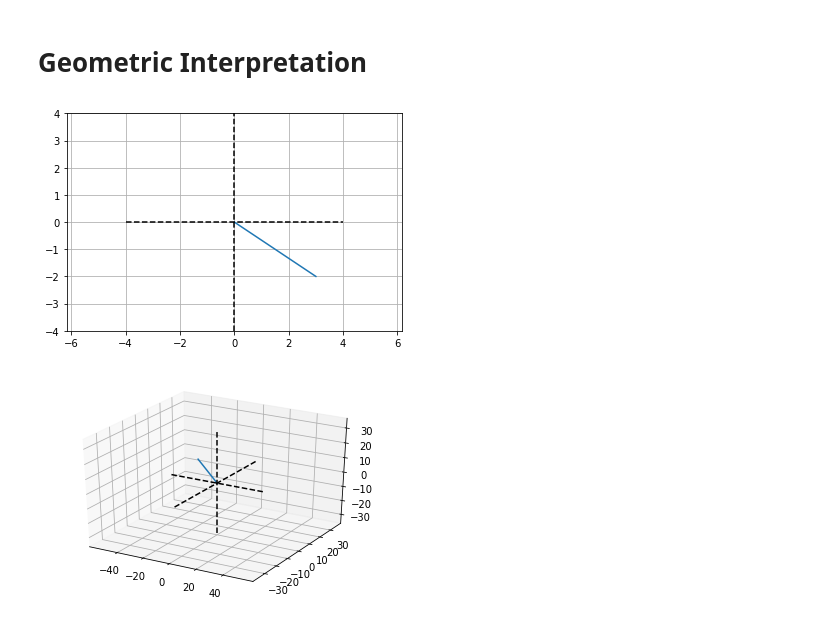
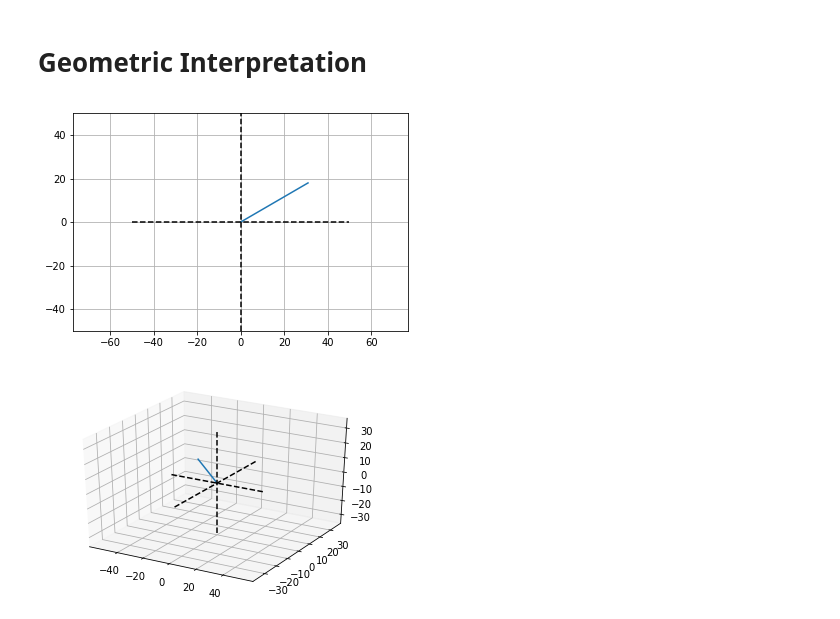
Before and after one commit to melams/linAlg, a Jupyter notebook: 2_vectors/Vectors.ipynb, the cells around one changed output. Drawn from its saved outputs; the diff is of its cells as text; code cells hidden in the pictures.

```diff
--- a/2_vectors/Vectors.ipynb
+++ b/2_vectors/Vectors.ipynb
@@ -52,0 +27,37 @@ this is a transpose of an array:
+# %%
+# A 1D vector is represented by a single digit in a 1D numpy array:
+vec_1d = np.array([1])
+print("A 1D vector (array):", vec_1d, "\n")
+
+# A 1D array can also have a list as an element
+array_1d_list = np.array([1,5,2])  # this is also a 1D array (like above), but containsa list of numbers
+print("A 1D array with a list:", array_1d_list, "\n")
+
+# Transposing a 1D array returns an unchanged view
+print("Transpose of a 1D array with a list:", np.transpose(array_1d_list), "\n")
+
+# A 2D vector (column vector) is written as follows in numpy
+vec_2d = np.array([[31],[18]])
+print("A 2D  vector (array):\n", vec_2d, "\n")
+
+# the above can be transposed into a row vector
+print("Transpose of a 2D  vector (array):\n", np.transpose(vec_2d), "\n")
+
+# the following is a 2D array with 4 columns each or a 2x4 matrix
+array_2d_matrix = np.array([[43,55,324,2], [22,12,22,3]])
+print("A 2x4 matrix (array):\n", array_2d_matrix, array_2d_matrix.shape, "\n")
+
+# The transposition of the above 2x4 matrix from above is a 4x2 matrix
+print("Transpose of a 2x4 matrix (array) is a 4x2 matrix:\n", np.transpose(array_2d_matrix),
+      np.transpose(array_2d_matrix).shape, "\n")
+
+# 3, 4 and 5 dimensional vectors would be represented in numpy as follows:
+vec_3d = np.array([[14], [-31], [32]])
+vec_4d = np.array([[34], [51], [22], [774]])
+vec_5d = np.array([[34], [51], [22], [-2], [21]])
+
+print("3D vec:\n", vec_3d, "\n\n4D vec:\n", vec_4d, "\n\n5D vec:\n", vec_5d, "\n")
+
+# transpositions of the 3D, 4D and 5D vectors
+print("3D vec transpose:\n", np.transpose(vec_3d), "\n\n4D vec transpose:\n", np.transpose(vec_4d),
+      "\n\n5D vec transpose:\n", np.transpose(vec_5d), "\n")
@@ -55,25 +84,25 @@ this is a transpose of an array:
 # %%
 # plot them
 plt.plot([0,vec_2d[0]],[0,vec_2d[1]])
 plt.axis('equal')
-plt.plot([-4, 4],[0, 0],'k--')
-plt.plot([0, 0],[-4, 4],'k--')
+plt.plot([-50, 50],[0, 0],'k--')
+plt.plot([0, 0],[-50, 50],'k--')
 plt.grid()
-plt.axis((-4, 4, -4, 4))
+plt.axis((-50, 50, -50, 50))
 plt.show()
 
 
 # plot the 3D vector
 fig = plt.figure()
 ax = fig.gca(projection='3d')
 ax.plot([0, vec_3d[0]],[0, vec_3d[1]],[0, vec_3d[2]])
 
 # make the plot look nicer
 plt.axis('equal')
 ax.plot([0, 0],[0, 0],[-35, 35],'k--')
 ax.plot([0, 0],[-35, 35],[0, 0],'k--')
 ax.plot([-35, 35],[0, 0],[0, 0],'k--')
 plt.show()
 # %% [output]
-[figure, old version]
+[figure, new version]
 [figure]
```
Also changed, not shown: parts of 7 cells of this notebook.
